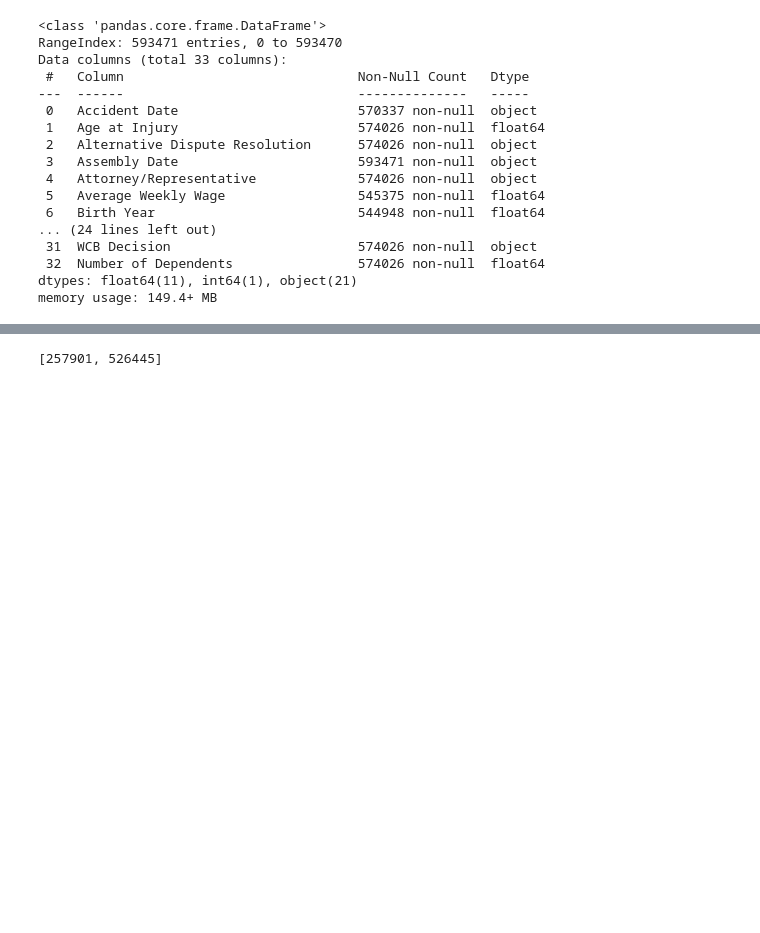
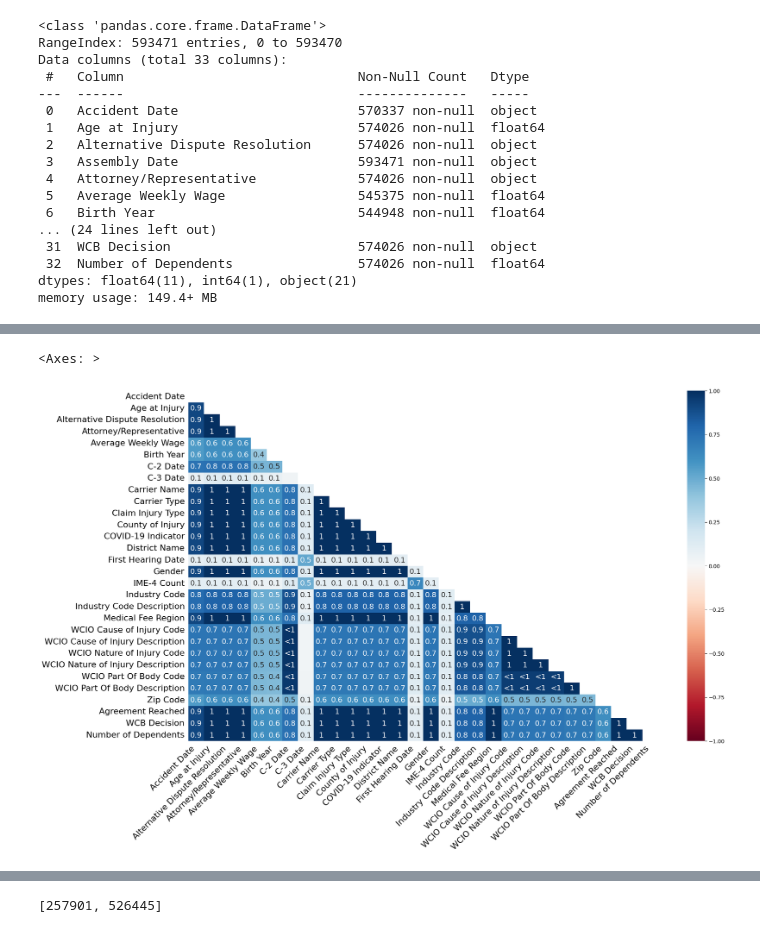
Before and after one commit to LeonardoDiCaterina/Machine_Learning_G19, a Jupyter notebook: Notebooks/Data_Pre-processing.ipynb, the cells around one changed output, grey strips where cells are left out. Drawn from its saved outputs; the diff is of its cells as text; code cells hidden in the pictures; blank space fills up the shorter version.

```diff
--- a/Notebooks/Data_Pre-processing.ipynb
+++ b/Notebooks/Data_Pre-processing.ipynb
@@ -39,3 +91,8 @@ memory usage: 149.4+ MB
+# %%
+msno.heatmap(train)
+# %% [output]
+<Axes: >
+[figure, added]
 # %%
 # create list of numerical column
 
```
Also changed, not shown: parts of 7 cells of this notebook.
